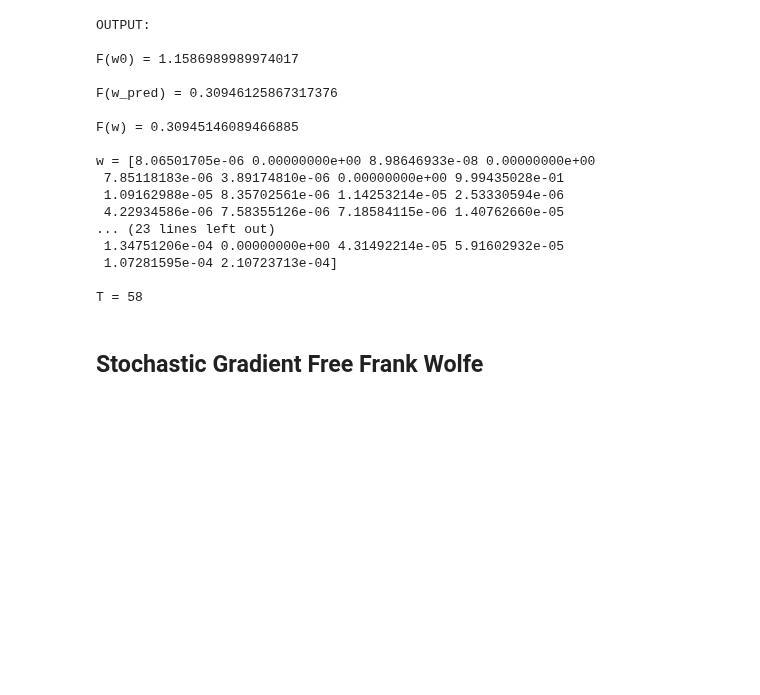
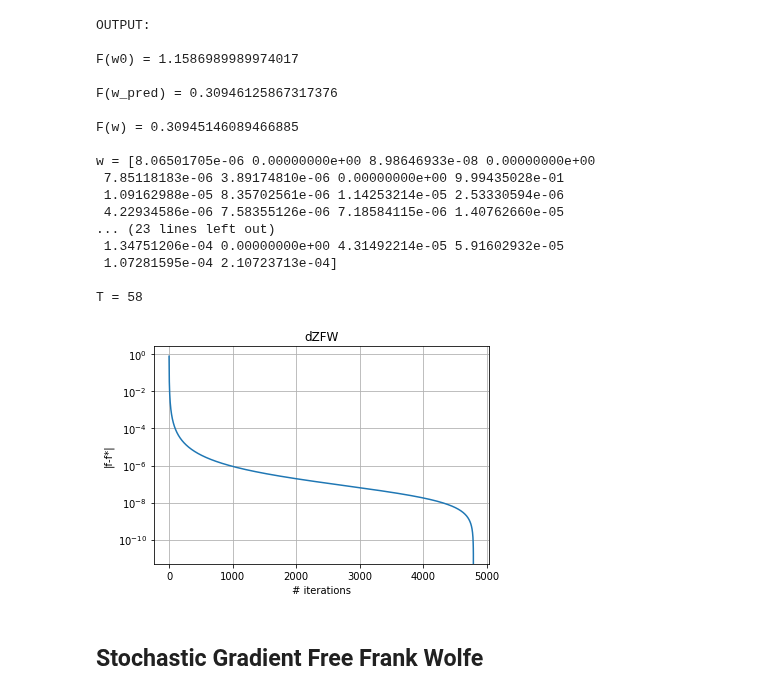
Before and after one commit to liacov/OPTproj, a Jupyter notebook: notebooks/LassoRegression.ipynb, the cells around one changed output. Drawn from its saved outputs; the diff is of its cells as text; code cells hidden in the pictures; blank space fills up the shorter version.

```diff
--- a/notebooks/LassoRegression.ipynb
+++ b/notebooks/LassoRegression.ipynb
@@ -171,2 +107,12 @@ T = 58
+# %%
+F_eval = np.abs(f_d - f_star)
+plt.plot(F_eval)
+plt.yscale("log")
+plt.title("dZFW")
+plt.xlabel("# iterations")
+plt.ylabel("|f-f*|")
+plt.grid()
+# %% [output]
+[figure, added]
 # %% [markdown]
 ## Stochastic Gradient Free Frank Wolfe
```
Also changed, not shown: parts of 40 cells of this notebook, 4 other files.
